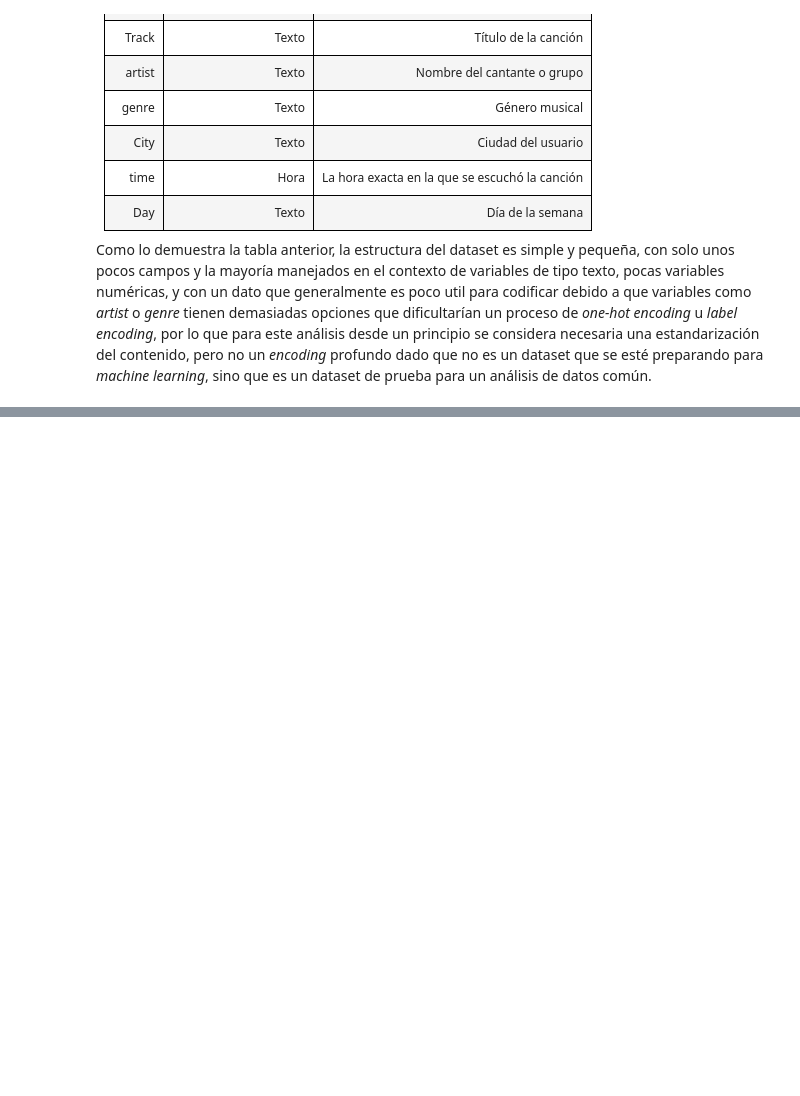
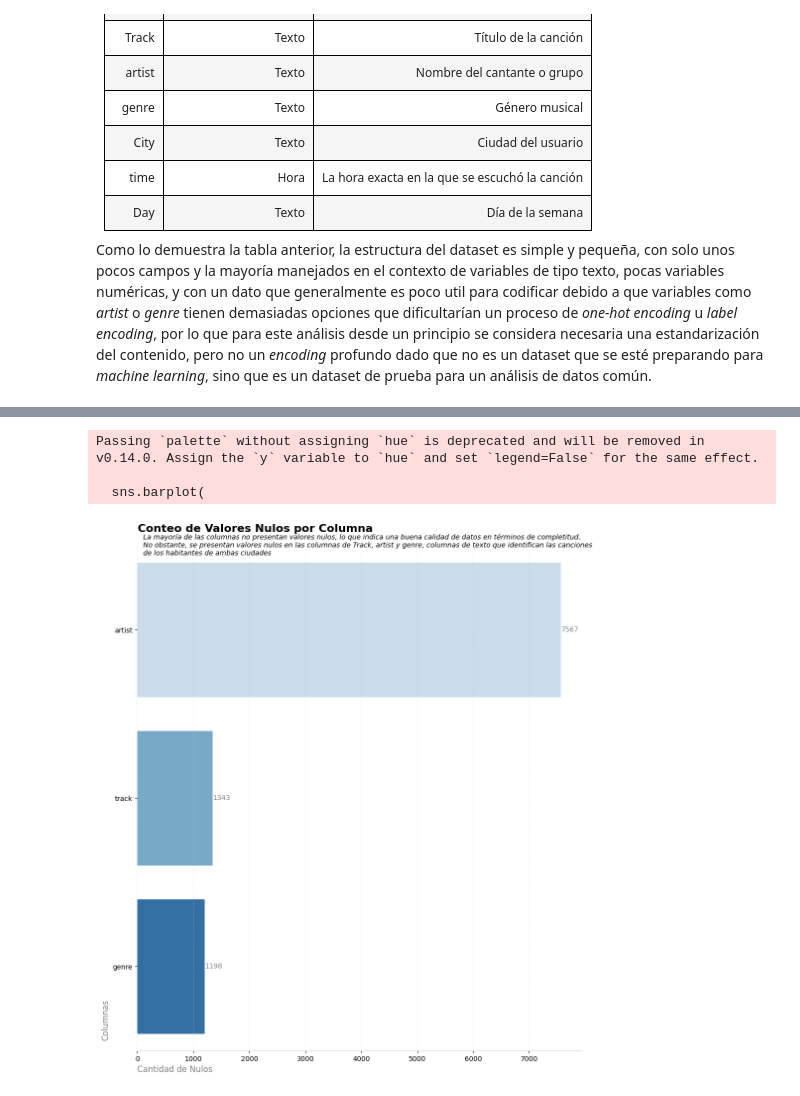
Before and after one commit to Volv1t3/MidtermDataAnalysisProject, a Jupyter notebook: src/python/notebooks/Proyecto_Medio_Semestre_ Arellano.ipynb, the cells around one changed output, grey strips where cells are left out. Saved outputs shown, nothing was run; the diff lists cells and outputs as text; code cells hidden in the pictures; blank space fills up the shorter version.

```diff
--- a/src/python/notebooks/Proyecto_Medio_Semestre_ Arellano.ipynb
+++ b/src/python/notebooks/Proyecto_Medio_Semestre_ Arellano.ipynb
@@ -144,0 +682,3 @@ Para el manejo del dataset en el programa, y evitar la necesidad del uso de form
+# %%
+#? 1. Creacion de una copia del dataset original para trabajar sobre ella sin modificar el dataset original
+data_cleaned = data_as_is.copy(deep=True)
@@ -144,0 +689,9 @@ Para el manejo del dataset en el programa, y evitar la necesidad del uso de form
+# %%
+#? 1. Correcion por columna con renombramiento por columna a la version limpiada de los valores
+
+#? 1.1 Obtenemos el conteo de las columnas registradas dentro del dataset
+column_names = data_cleaned.columns
+
+#? 1.2 Aplicamos una correcion del nombre para estandarizar sin espacios alrededor y en minusculas
+for column in column_names:
+    data_cleaned = data_cleaned.rename(columns={column: column.strip().lower()})
@@ -144,0 +707,8 @@ Para el manejo del dataset en el programa, y evitar la necesidad del uso de form
+# %%
+#? 1. Exploracion del conteo de nulos mediante isna
+print("Conteo de valores nulos por columna:")
+null_data = pd.DataFrame(data_cleaned.isna().sum()).rename(columns={0:"Conteo Nulos"})
+null_data = null_data[null_data['Conteo Nulos'] > 0]
+
+null_data.sort_values(by=['Conteo Nulos'], ascending=False, inplace=True)
+null_data
@@ -144,0 +721,8 @@ Para el manejo del dataset en el programa, y evitar la necesidad del uso de form
+# %%
+#? 1.1 Generaciond de una visualizacion de los resultados de los valores nulos
+crear_barchart_storytelling(null_data, 'Conteo Nulos', null_data.index, colors, 'Conteo de Valores Nulos por Columna', 'La mayoría de las columnas no presentan valores nulos, lo que indica una buena calidad de datos en términos de completitud.\nNo obstante, se presentan valores nulos en las columnas de Track, artist y genre, columnas de texto que identifican las canciones\nde los habitantes de ambas ciudades')
+# %% [output]
+Passing `palette` without assigning `hue` is deprecated and will be removed in v0.14.0. Assign the `y` variable to `hue` and set `legend=False` for the same effect.
+
+  sns.barplot(
+[figure, added]
```
Also changed, not shown: parts of 89 cells of this notebook, 1 other file.
